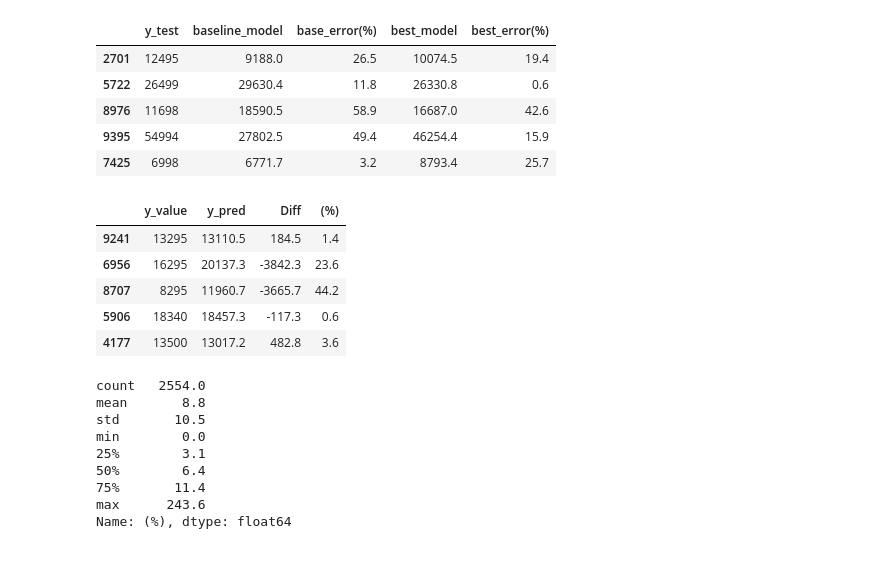
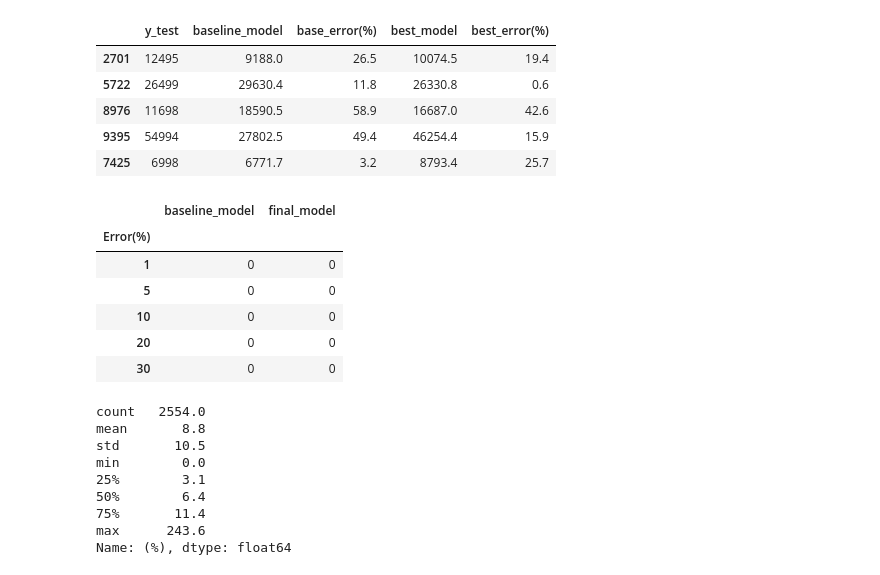
Before and after one commit to KYOH95/Project_2_Car_Analysis, a Jupyter notebook: Project2.ipynb, the cells around one changed output. Drawn from its saved outputs; the diff is of its cells as text; code cells hidden in the pictures.

```diff
--- a/Project2.ipynb
+++ b/Project2.ipynb
@@ -1118,20 +1119,22 @@ df_table.head()
 | 8976 | 11698 | 18590.5 | 58.9 | 16687.0 | 42.6 |
 | 9395 | 54994 | 27802.5 | 49.4 | 46254.4 | 15.9 |
 | 7425 | 6998 | 6771.7 | 3.2 | 8793.4 | 25.7 |
-# %%
-df_table = pd.DataFrame({"y_value":y_val,"y_pred":y_pred_val_rf})
-
-df_table["Diff"] = df_table["y_value"] - df_table["y_pred"]
-df_table["(%)"] = abs(df_table["Diff"]/df_table["y_value"])*100
-
-df_table.head()
-# %% [output]
-|  | y_value | y_pred | Diff | (%) |
-| 9241 | 13295 | 13110.5 | 184.5 | 1.4 |
-| 6956 | 16295 | 20137.3 | -3842.3 | 23.6 |
-| 8707 | 8295 | 11960.7 | -3665.7 | 44.2 |
-| 5906 | 18340 | 18457.3 | -117.3 | 0.6 |
-| 4177 | 13500 | 13017.2 | 482.8 | 3.6 |
+# %%
+#Comparision between baseline model and final model
+df_analysis = pd.DataFrame({"error(%)":[1,5,10,20,30], "baseline_model":[0,0,0,0,0], "final_model":[0,0,0,0,0]})
+df_analysis.set_index("error(%)", inplace = True)
+# df_table[df_table["base_error(%)"]<=5]["base_error(%)"].count()
+
+
+df_analysis.head()
+# %% [output]
+|  | baseline_model | final_model |
+| Error(%) |  |  |
+| 1 | 0 | 0 |
+| 5 | 0 | 0 |
+| 10 | 0 | 0 |
+| 20 | 0 | 0 |
+| 30 | 0 | 0 |
 # %%
 df_table["(%)"].describe()
 # %% [output]
```
Also changed, not shown: parts of 2 cells of this notebook.
